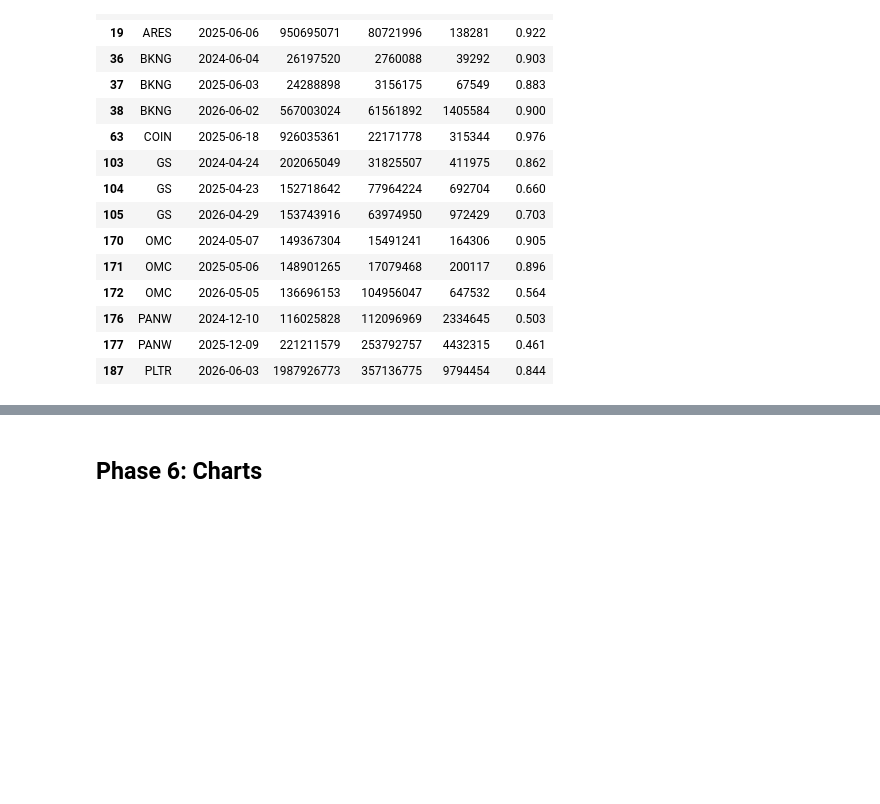
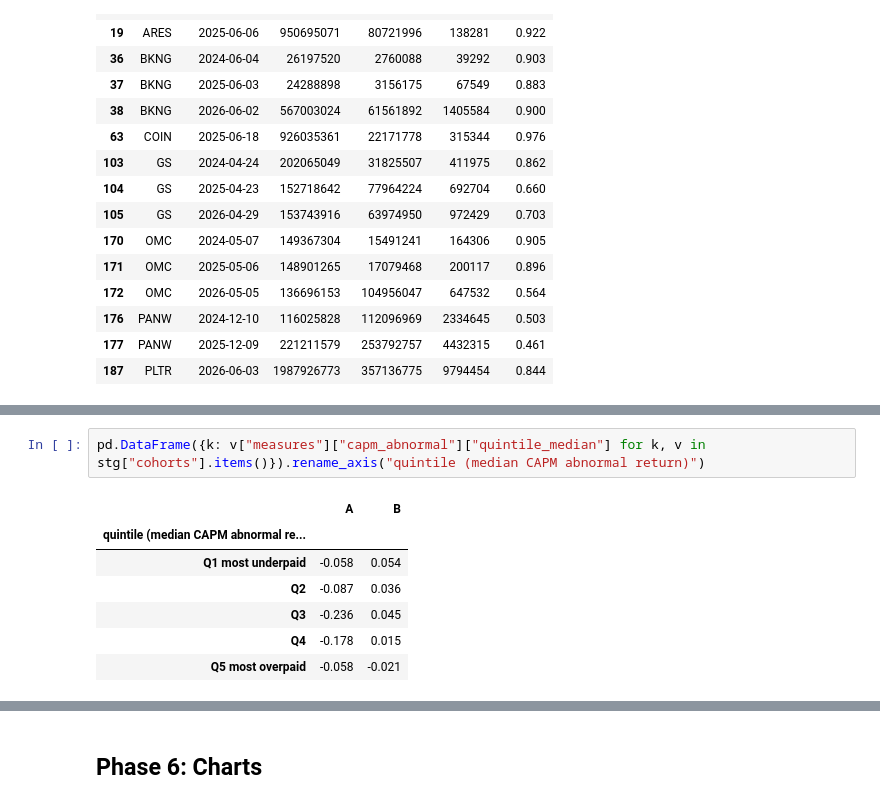
Before and after one commit to tylerq05-maker/ceo-pay-vs-performance, a Jupyter notebook: notebooks/analysis.ipynb, the cells around one changed output, grey strips where cells are left out. Saved outputs shown, nothing was run; the diff lists cells and outputs as text; blank space fills up the shorter version.

```diff
--- a/notebooks/analysis.ipynb
+++ b/notebooks/analysis.ipynb
@@ -452,0 +475,10 @@ for tk in ["PANW", "GS", "OMC"]:
+# %%
+pd.DataFrame({k: v["measures"]["capm_abnormal"]["quintile_median"] for k, v in stg["cohorts"].items()}).rename_axis("quintile (median CAPM abnormal return)")
+# %% [output]
+|  | A | B |
+| quintile (median CAPM abnormal re... |  |  |
+| Q1 most underpaid | -0.058 | 0.054 |
+| Q2 | -0.087 | 0.036 |
+| Q3 | -0.236 | 0.045 |
+| Q4 | -0.178 | 0.015 |
+| Q5 most overpaid | -0.058 | -0.021 |
```
Also changed, not shown: parts of 6 cells of this notebook, 9 other files.
